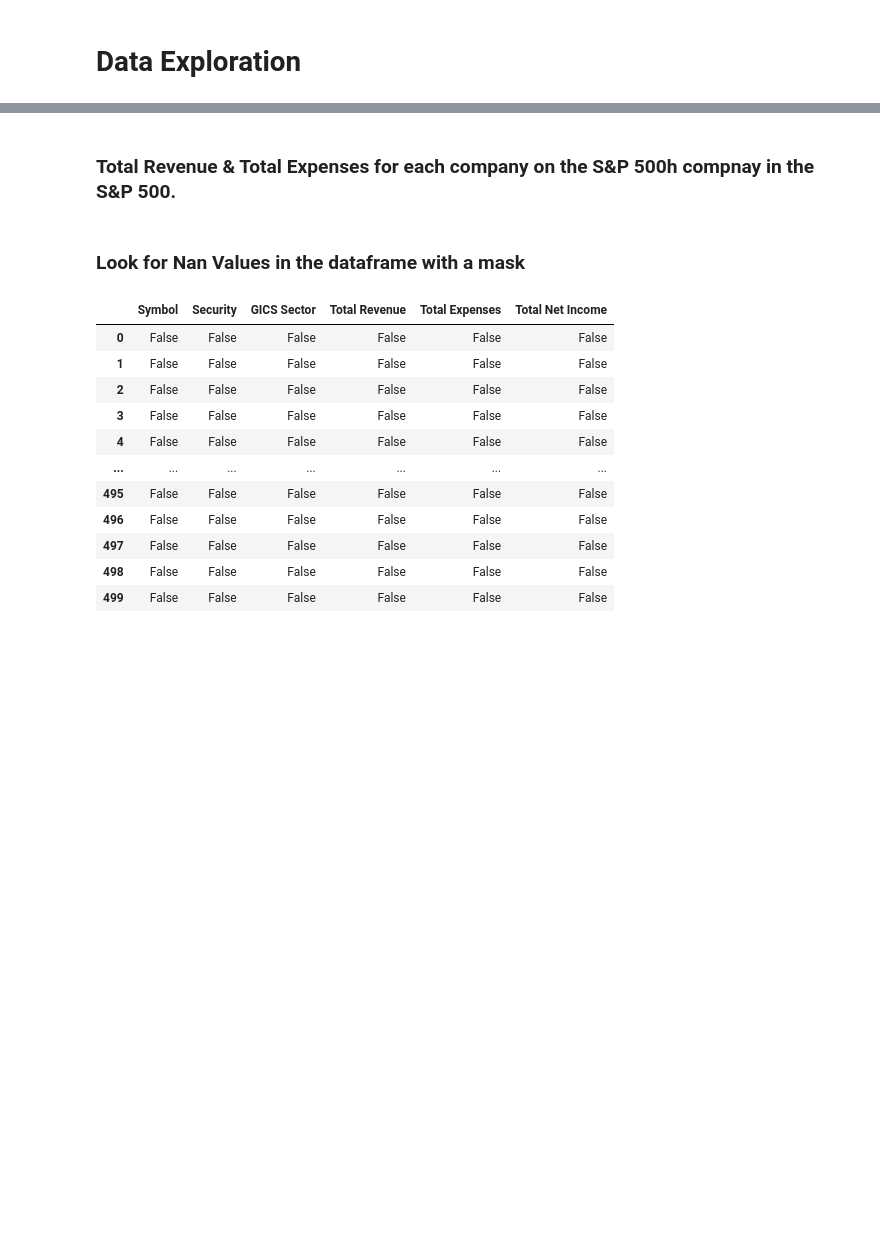
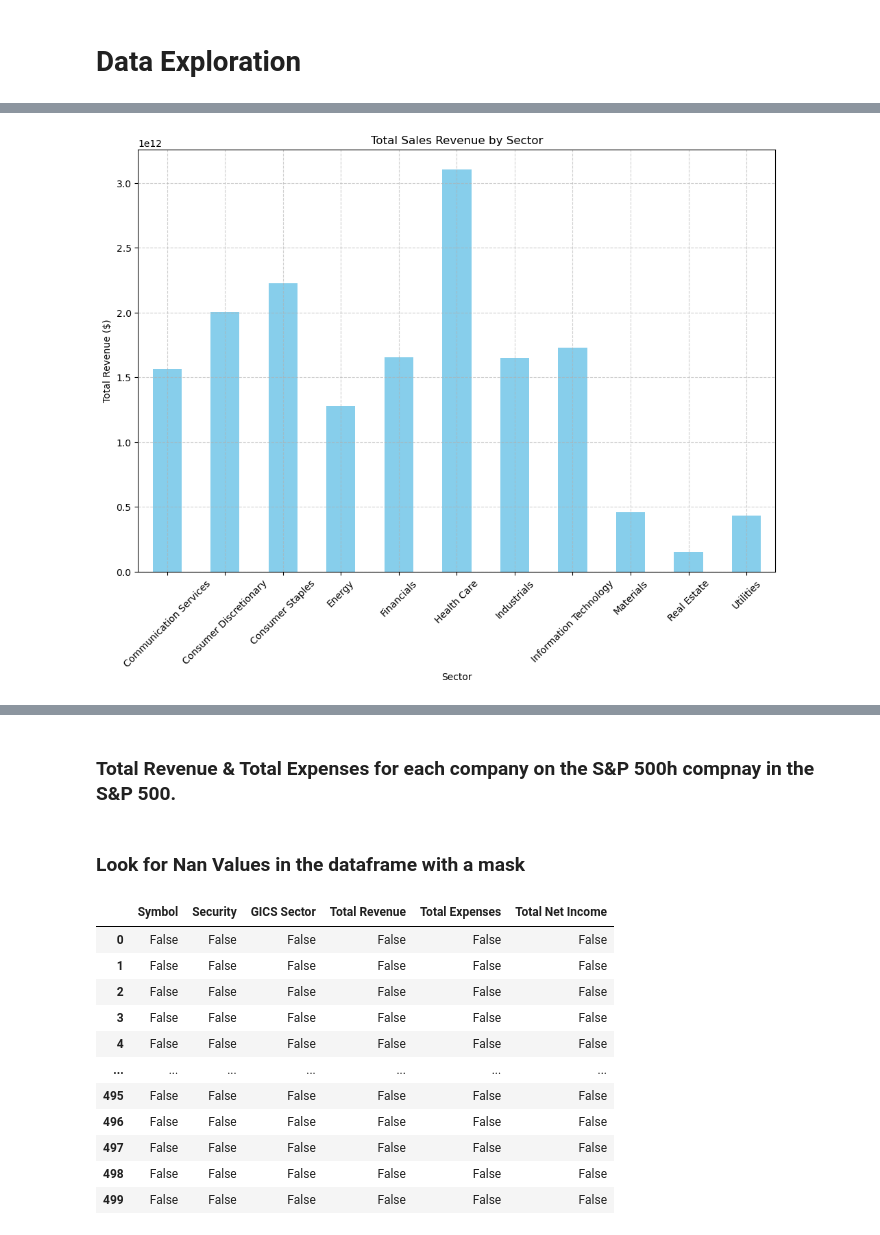
Before and after one commit to AaronNHorvitz/Data-Science-Training, a Jupyter notebook: Examples of Basic Statistical Functions/001 Introduciton to Data Analysis.ipynb, the cells around one changed output, grey strips where cells are left out. Saved outputs shown, nothing was run; the diff lists cells and outputs as text; code cells hidden in the pictures; blank space fills up the shorter version.

```diff
--- a/Examples of Basic Statistical Functions/001 Introduciton to Data Analysis.ipynb
+++ b/Examples of Basic Statistical Functions/001 Introduciton to Data Analysis.ipynb
@@ -24,0 +49,12 @@ display(data.head())
+# %%
+# Plotting the Total Revenue by Sector
+plt.figure(figsize=(12, 8))
+sector_revenue.plot(kind='bar', color='skyblue')
+plt.title('Total Sales Revenue by Sector')
+plt.ylabel('Total Revenue ($)')
+plt.xlabel('Sector')
+plt.xticks(rotation=45)
+plt.grid(True, linestyle='--', alpha=0.6)
+plt.show()
+# %% [output]
+[figure, added]
```
Also changed, not shown: parts of 9 cells of this notebook.
